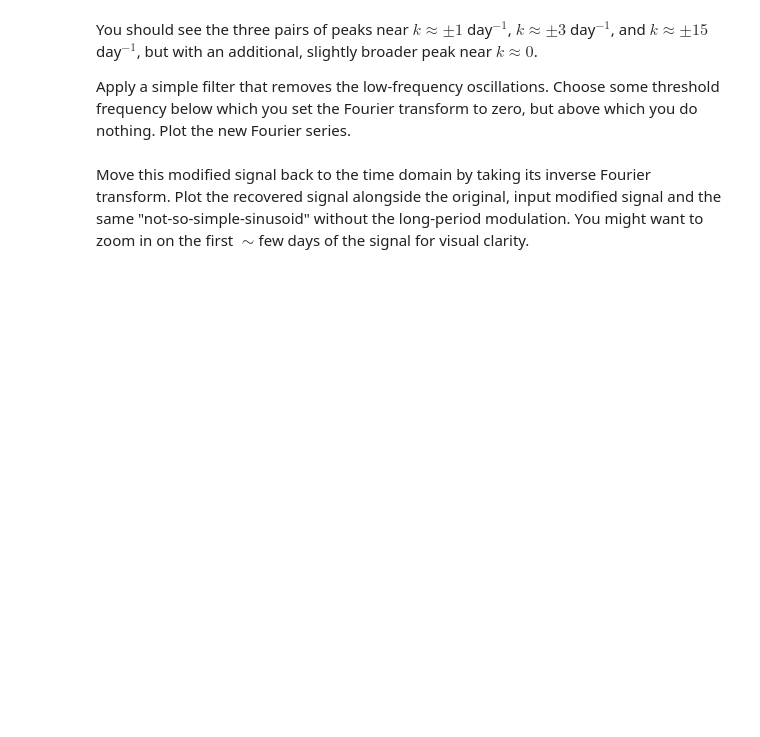
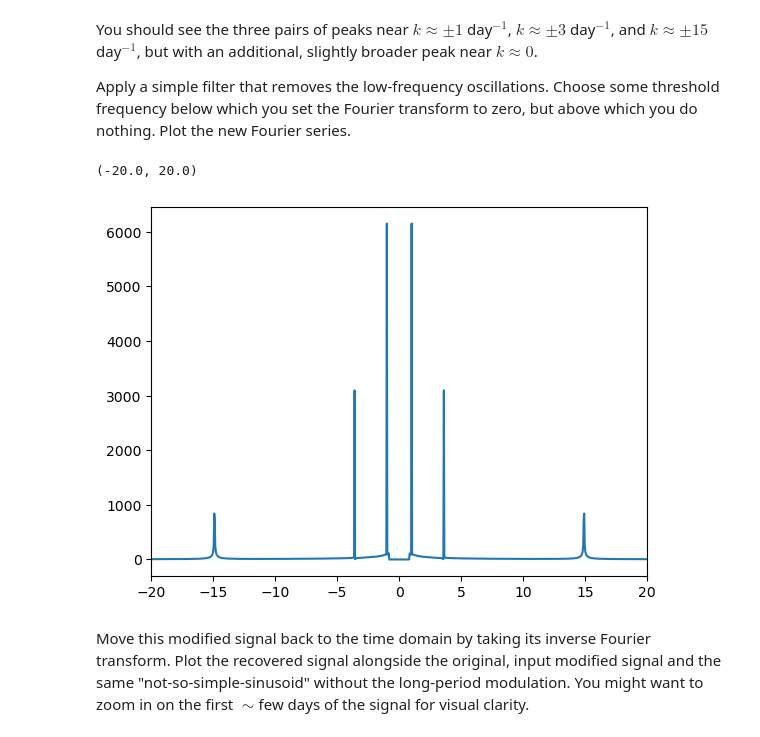
Before and after one commit to sammmelg/Session-27, a Jupyter notebook: Day1/FourierMethodsProblem1.ipynb, the cells around one changed output. Cells and saved outputs as stored; diff of their text form; code cells hidden in the pictures; blank space fills up the shorter version.

```diff
--- a/Day1/FourierMethodsProblem1.ipynb
+++ b/Day1/FourierMethodsProblem1.ipynb
@@ -251,7 +259,38 @@ You should see the three pairs of peaks near $k \approx \pm 1$ day$^{-1}$, $k \a
 
 Apply a simple filter that removes the low-frequency oscillations. Choose some threshold frequency below which you set the Fourier transform to zero, but above which you do nothing. Plot the new Fourier series.
 # %%
-# complete
+def simple_highpass_filter(fk, freq, threshold):
+    r"""
+    A simple high-pass filter: tosses out low frequencies.
+
+    Parameters
+    ----------
+    fk : array-like
+        A discrete Fourier transform.
+    freq : array-like
+        The frequencies on which `fk` is sampled, matched
+        component-wise.
+    threshold : `float`
+        The frequency above which oscillations will be
+        removed.
+
+    Returns
+    -------
+    An array that would be a copy of `fk` but has
+    certain frequencies set to zero.
+    """
+    filtered = len(fk) * [0.]
+    for i in range(len(freq)):
+        filtered[i] = int(abs(freq[i]) >= threshold) * fk[i]
+    return filtered
+
+filtered_signal = simple_highpass_filter(x_fft, freqs, threshold=0.8)
+
+plt.plot(freqs, np.abs(filtered_signal))
+plt.xlim(-20, 20)
+# %% [output]
+(-20.0, 20.0)
+[figure, added]
 # %% [markdown]
 Move this modified signal back to the time domain by taking its inverse Fourier transform. Plot the recovered signal alongside the original, input modified signal and the same "not-so-simple-sinusoid" without the long-period modulation. You might want to zoom in on the first $\sim$few days of the signal for visual clarity.
 # %%
```
Also changed, not shown: parts of 8 cells of this notebook, 2 other files.
